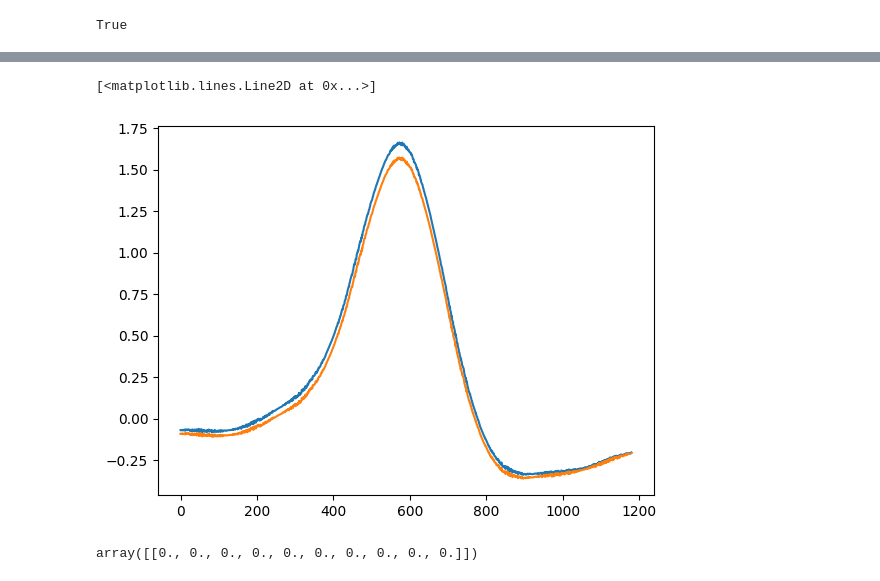
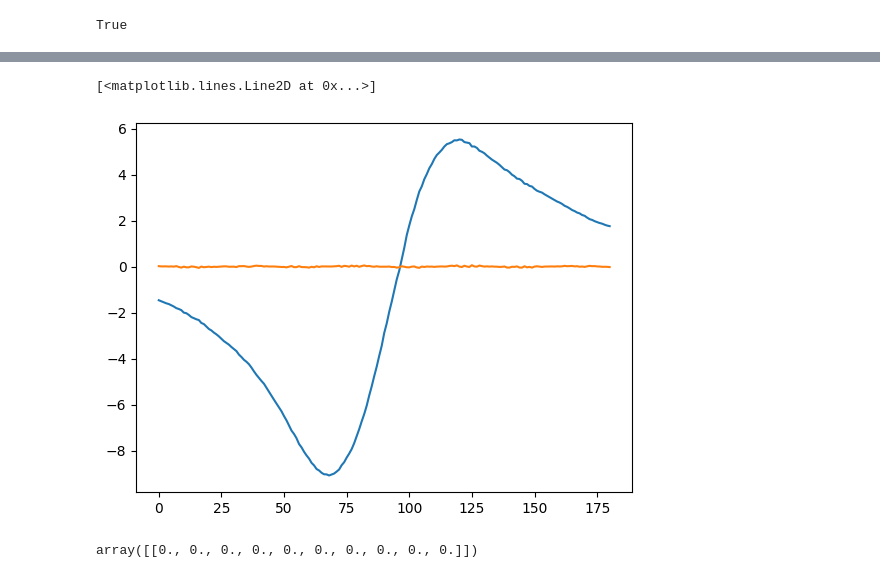
Before and after one commit to polyquantique/optimal_pumps, a Jupyter notebook: dual_eval/test_gid_dimension_vs_small.ipynb, the cells around one changed output, grey strips where cells are left out. Cells and saved outputs as stored; diff of their text form; code cells hidden in the pictures.

```diff
--- a/dual_eval/test_gid_dimension_vs_small.ipynb
+++ b/dual_eval/test_gid_dimension_vs_small.ipynb
@@ -76,9 +76,9 @@ lin_term = lin_mat[3*N_z - 1]@X
 # %%
-plt.plot(np.diag(big_term + green_f_term, k = 20))
-plt.plot(np.diag(lin_term, k = 20))
+plt.plot(np.imag(np.diag(big_term + green_f_term, k = 20)))
+plt.plot(np.imag(np.diag(lin_term, k = 20)))
 # %% [output]
 [<matplotlib.lines.Line2D at 0x...>]
-[figure, old version]
+[figure, new version]
 # %%
 np.zeros((1, 10))
 # %% [output]
```
Also changed, not shown: parts of 3 cells of this notebook, 12 other files.
